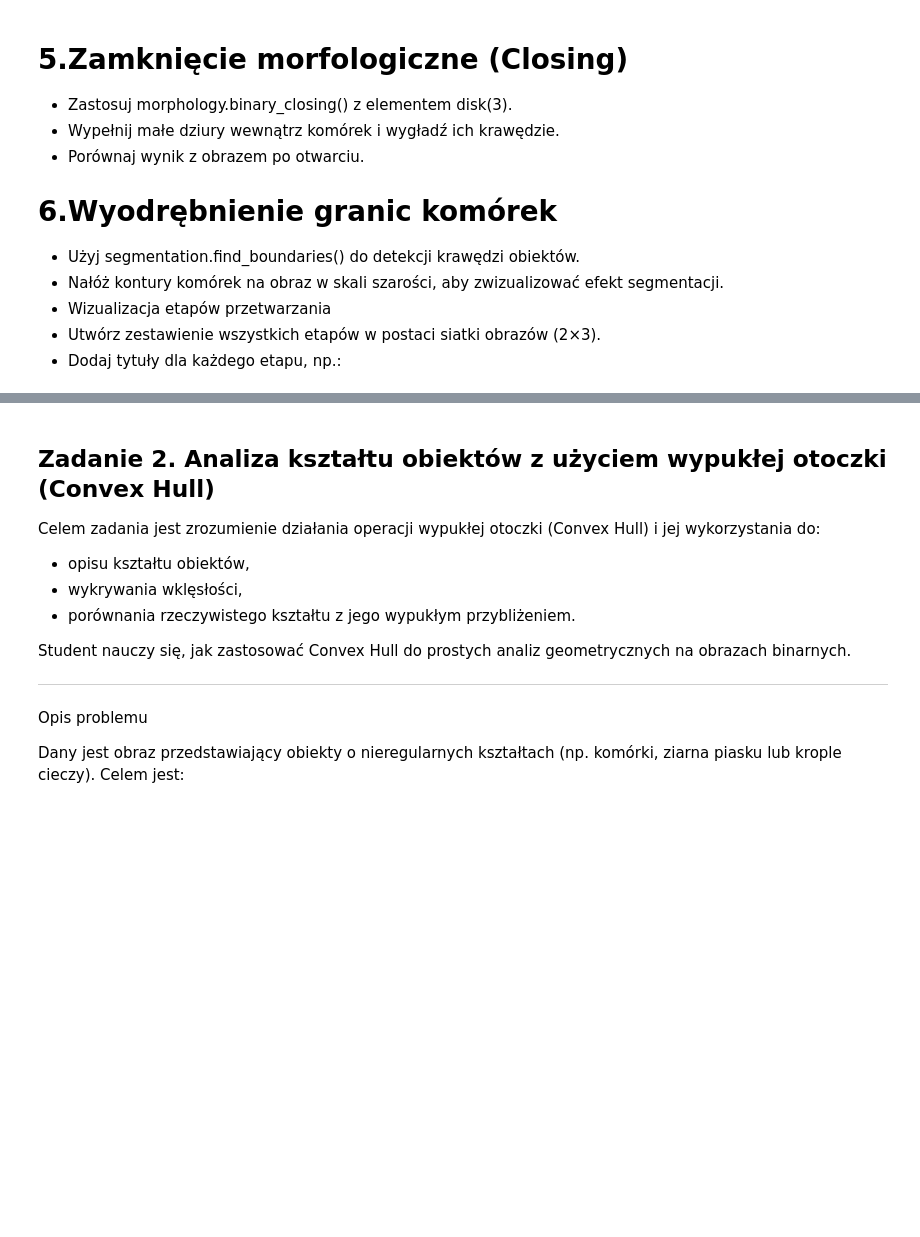
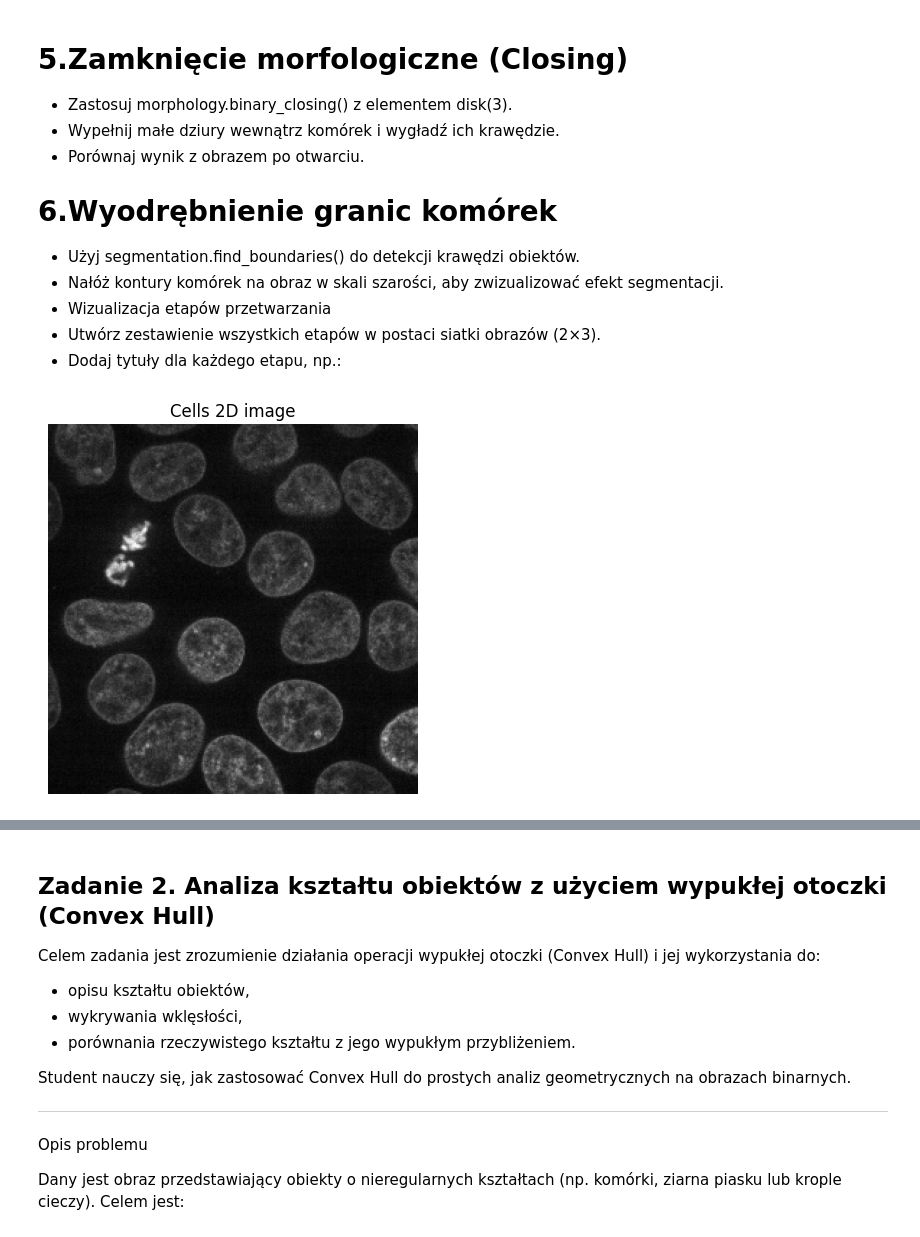
Before and after one commit to pswierzy/ImageAnalysis, a Jupyter notebook: Lab02/Lab_2_Morfologia_matematyczna_zadania.ipynb, the cells around one changed output, grey strips where cells are left out. Saved outputs shown, nothing was run; the diff lists cells and outputs as text; code cells hidden in the pictures; blank space fills up the shorter version.

```diff
--- a/Lab02/Lab_2_Morfologia_matematyczna_zadania.ipynb
+++ b/Lab02/Lab_2_Morfologia_matematyczna_zadania.ipynb
@@ -453,3 +453,15 @@ Użyj funkcji exposure.equalize_hist() w celu wyrównania histogramu jasności.
 * Wizualizacja etapów przetwarzania
 * Utwórz zestawienie wszystkich etapów w postaci siatki obrazów (2×3).
 * Dodaj tytuły dla każdego etapu, np.:
+# %%
+import matplotlib.pyplot as plt
+from skimage.data import cells3d
+
+img = cells3d()[30, 1, :, :]
+
+plt.imshow(img, cmap='gray')
+plt.axis('off')
+plt.title("Cells 2D image")
+plt.show()
+# %% [output]
+[figure, added]
```
Also changed, not shown: parts of 22 cells of this notebook.
